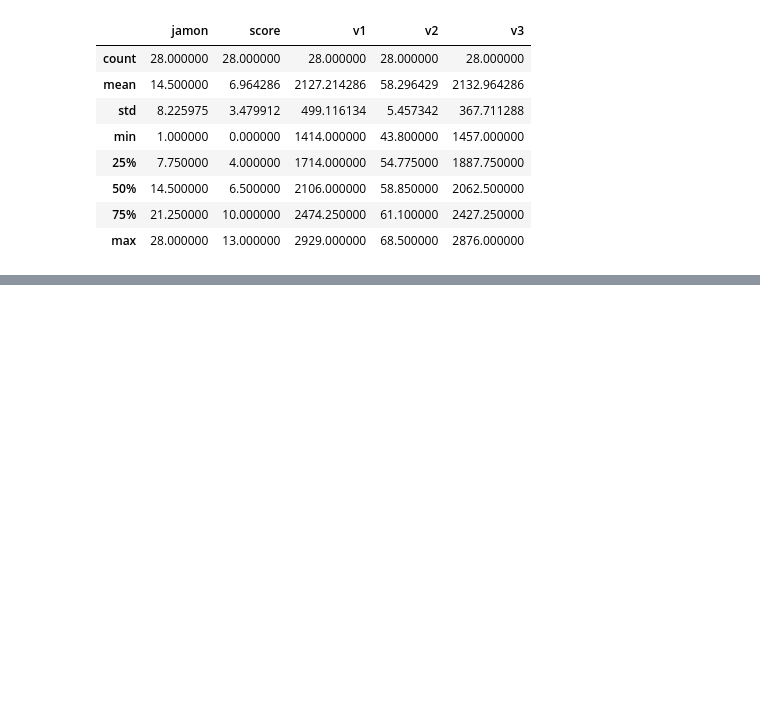
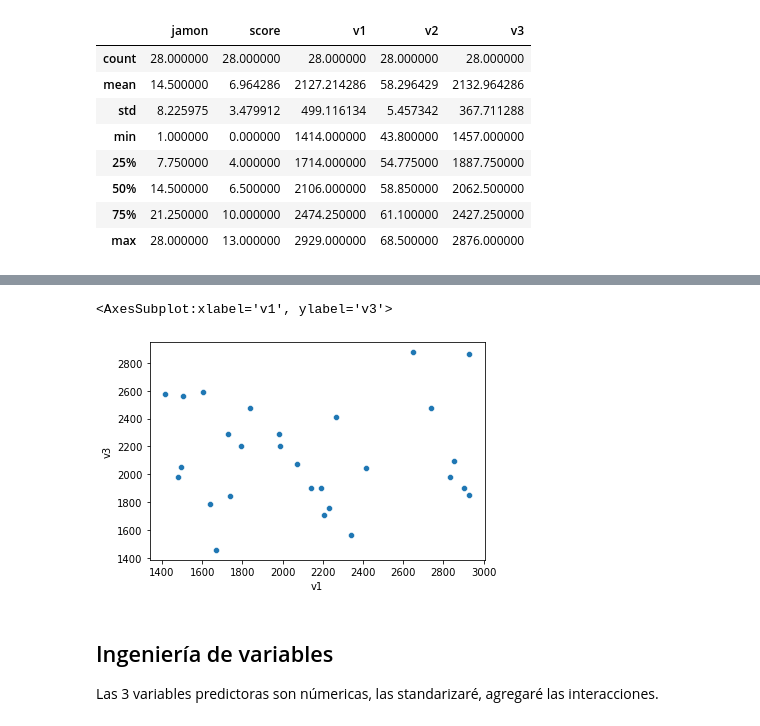
Before and after one commit to yoselalberto/truehome_prueba_tecnica, a Jupyter notebook: research/explore_jamon.ipynb, the cells around one changed output, grey strips where cells are left out. Cells and saved outputs as stored; diff of their text form; code cells hidden in the pictures; blank space fills up the shorter version.

```diff
--- a/research/explore_jamon.ipynb
+++ b/research/explore_jamon.ipynb
@@ -61,0 +81,8 @@ Las buenas prácticas indican separar los datos en dos subconjuntos, train y tes
+# %%
+scatterplot(data = predictores, x = 'v1', y = 'v3')
+# %% [output]
+<AxesSubplot:xlabel='v1', ylabel='v3'>
+[figure, added]
+# %% [markdown]
+## Ingeniería de variables
+Las 3 variables predictoras son númericas, las standarizaré, agregaré las interacciones.
```
Also changed, not shown: parts of 16 cells of this notebook.
